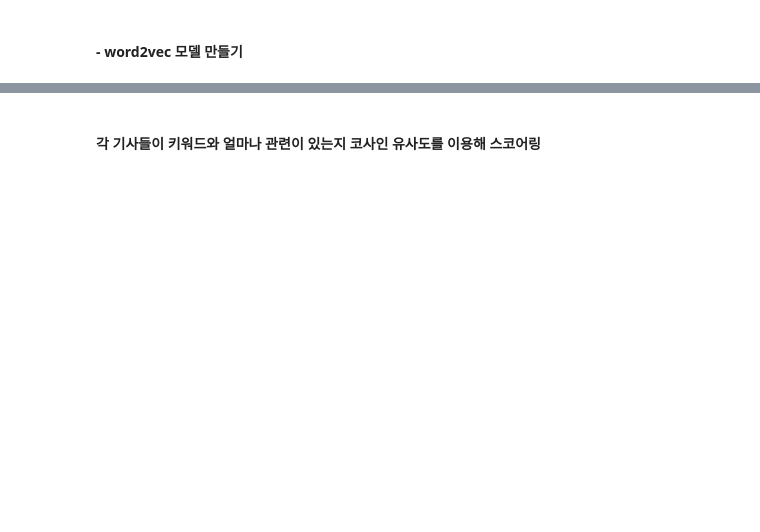
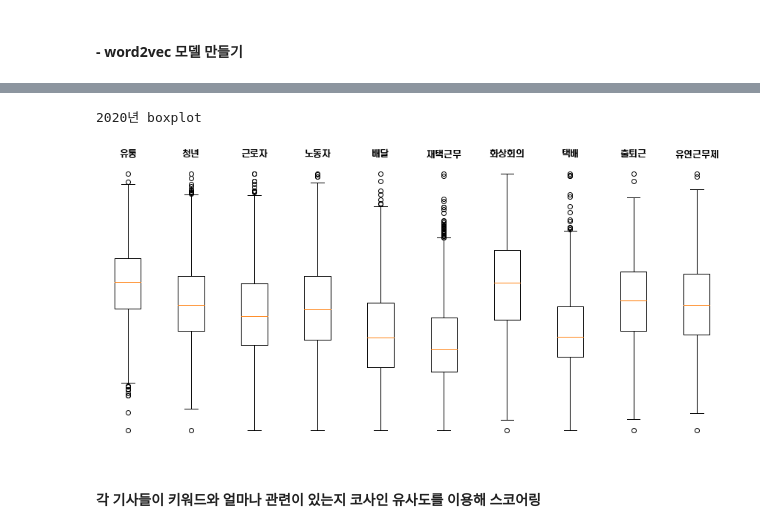
Before and after one commit to kyunleader/2020-, a Jupyter notebook: main_jupyter.ipynb, the cells around one changed output, grey strips where cells are left out. Cells and saved outputs as stored; diff of their text form; code cells hidden in the pictures; blank space fills up the shorter version.

```diff
--- a/main_jupyter.ipynb
+++ b/main_jupyter.ipynb
@@ -174,0 +188,11 @@ data2019
+# %%
+print('2020년 boxplot')
+plt.figure(figsize=(15,7))
+for i,j in enumerate(keyword_list):
+    plt.subplot(1,10,i+1)
+    plt.boxplot(globals()['data2020' + j]['score'],widths=0.5)
+    plt.axis('off')
+    plt.title(j)
+# %% [output]
+2020년 boxplot
+[figure, added]
```
Also changed, not shown: parts of 6 cells of this notebook, 1 other file.
